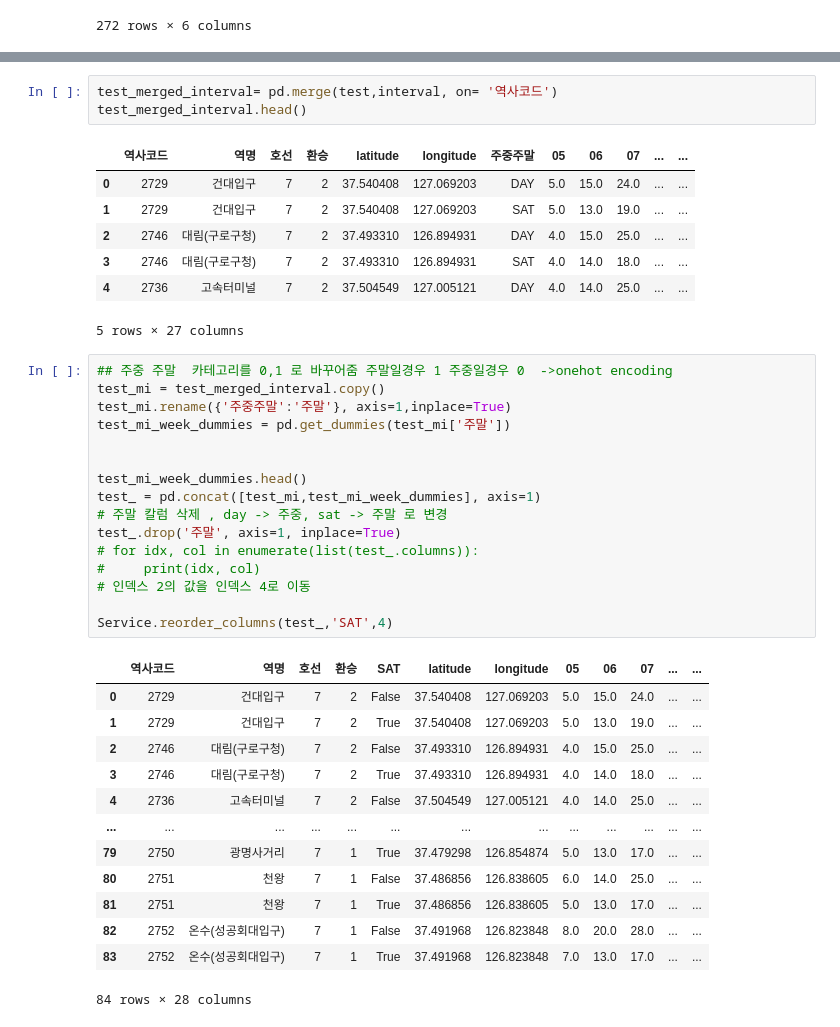
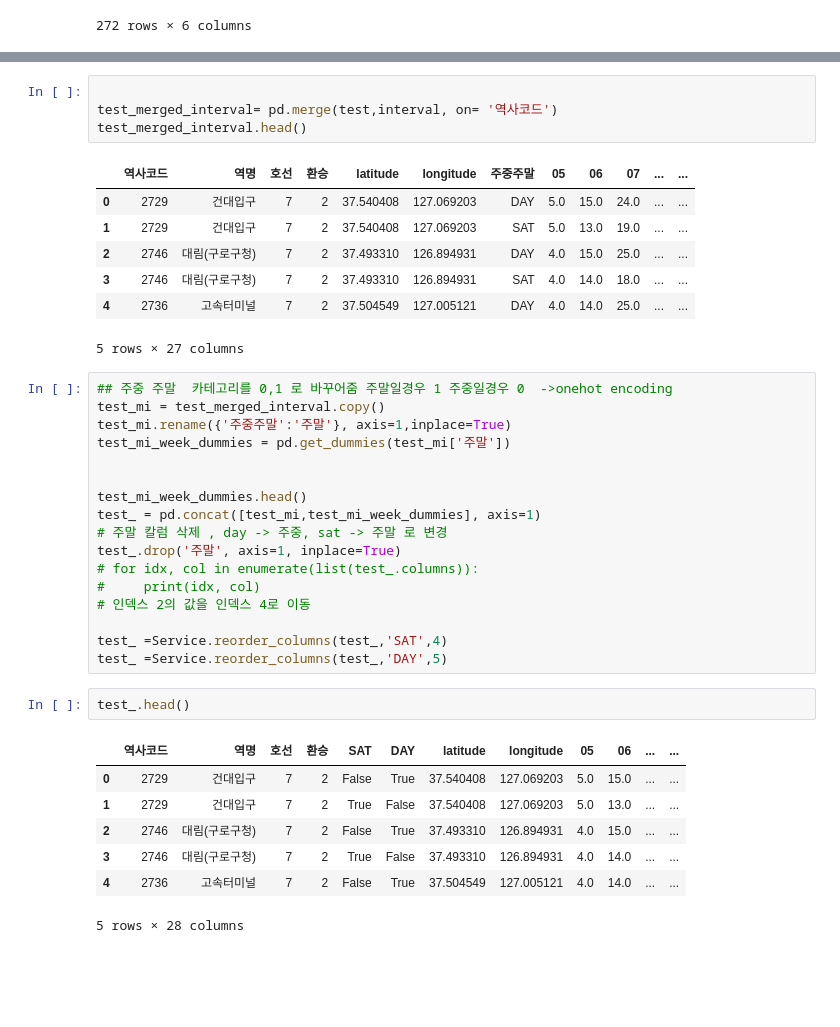
Before and after one commit to rhkddud0310/HaruSijack, a Jupyter notebook: DataAnalysis/03.머신러닝.ipynb, the cells around one changed output, grey strips where cells are left out. Cells and saved outputs as stored; diff of their text form; blank space fills up the shorter version.

```diff
--- a/DataAnalysis/03.머신러닝.ipynb
+++ b/DataAnalysis/03.머신러닝.ipynb
@@ -103,6 +103,7 @@ print(Service.dataInfoProcessing(
          ...etc (추가로 17개의 칼럼이 있습니다 )
 None
 # %%
+
 test_merged_interval= pd.merge(test,interval, on= '역사코드')
 test_merged_interval.head()
 # %% [output]
@@ -128,18 +129,15 @@ test_.drop('주말', axis=1, inplace=True)
 #     print(idx, col)
 # 인덱스 2의 값을 인덱스 4로 이동
 
-Service.reorder_columns(test_,'SAT',4)
+test_ =Service.reorder_columns(test_,'SAT',4)
+test_ =Service.reorder_columns(test_,'DAY',5)
-# %% [output]
-|  | 역사코드 | 역명 | 호선 | 환승 | SAT | latitude | longitude | 05 | 06 | 07 | ... | ... |
-| 0 | 2729 | 건대입구 | 7 | 2 | False | 37.540408 | 127.069203 | 5.0 | 15.0 | 24.0 | ... | ... |
-| 1 | 2729 | 건대입구 | 7 | 2 | True | 37.540408 | 127.069203 | 5.0 | 13.0 | 19.0 | ... | ... |
-| 2 | 2746 | 대림(구로구청) | 7 | 2 | False | 37.493310 | 126.894931 | 4.0 | 15.0 | 25.0 | ... | ... |
-| 3 | 2746 | 대림(구로구청) | 7 | 2 | True | 37.493310 | 126.894931 | 4.0 | 14.0 | 18.0 | ... | ... |
-| 4 | 2736 | 고속터미널 | 7 | 2 | False | 37.504549 | 127.005121 | 4.0 | 14.0 | 25.0 | ... | ... |
-| ... | ... | ... | ... | ... | ... | ... | ... | ... | ... | ... | ... | ... |
-| 79 | 2750 | 광명사거리 | 7 | 1 | True | 37.479298 | 126.854874 | 5.0 | 13.0 | 17.0 | ... | ... |
-| 80 | 2751 | 천왕 | 7 | 1 | False | 37.486856 | 126.838605 | 6.0 | 14.0 | 25.0 | ... | ... |
-| 81 | 2751 | 천왕 | 7 | 1 | True | 37.486856 | 126.838605 | 5.0 | 13.0 | 17.0 | ... | ... |
-| 82 | 2752 | 온수(성공회대입구) | 7 | 1 | False | 37.491968 | 126.823848 | 8.0 | 20.0 | 28.0 | ... | ... |
-| 83 | 2752 | 온수(성공회대입구) | 7 | 1 | True | 37.491968 | 126.823848 | 7.0 | 13.0 | 17.0 | ... | ... |
-84 rows × 28 columns
+# %%
+test_.head()
+# %% [output]
+|  | 역사코드 | 역명 | 호선 | 환승 | SAT | DAY | latitude | longitude | 05 | 06 | ... | ... |
+| 0 | 2729 | 건대입구 | 7 | 2 | False | True | 37.540408 | 127.069203 | 5.0 | 15.0 | ... | ... |
+| 1 | 2729 | 건대입구 | 7 | 2 | True | False | 37.540408 | 127.069203 | 5.0 | 13.0 | ... | ... |
+| 2 | 2746 | 대림(구로구청) | 7 | 2 | False | True | 37.493310 | 126.894931 | 4.0 | 15.0 | ... | ... |
+| 3 | 2746 | 대림(구로구청) | 7 | 2 | True | False | 37.493310 | 126.894931 | 4.0 | 14.0 | ... | ... |
+| 4 | 2736 | 고속터미널 | 7 | 2 | False | True | 37.504549 | 127.005121 | 4.0 | 14.0 | ... | ... |
+5 rows × 28 columns
```
Also changed, not shown: parts of 2 cells of this notebook, 1 other file.
